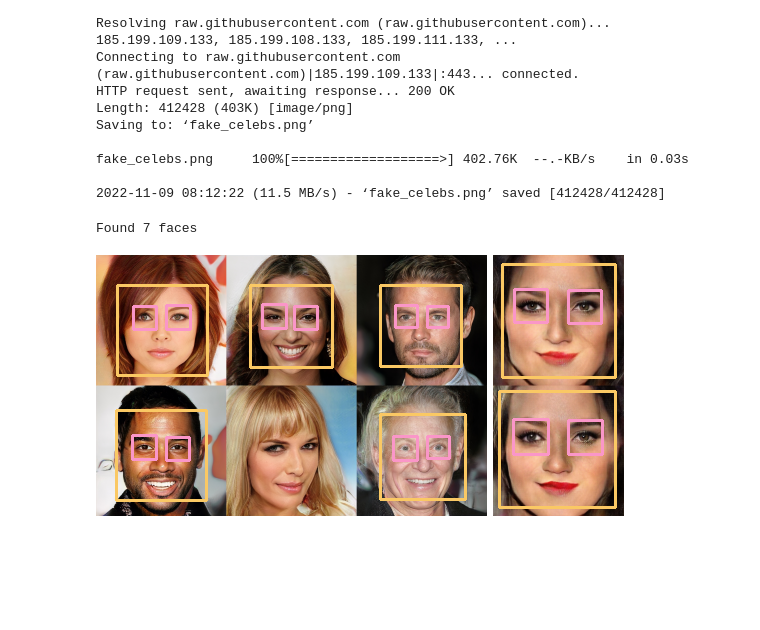
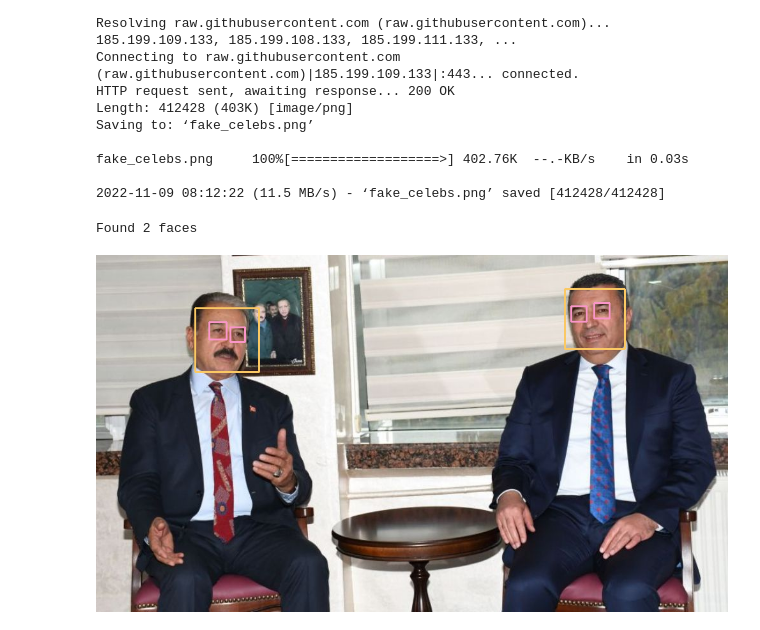
Before and after one commit to utkyldz100/deneme, a Jupyter notebook: face_detection.ipynb, the cells around one changed output. Cells and saved outputs as stored; diff of their text form; code cells hidden in the pictures; blank space fills up the shorter version.

Commit message:
Colaboratory kullanılarak oluşturuldu

```diff
--- a/face_detection.ipynb
+++ b/face_detection.ipynb
@@ -83,33 +83,33 @@ fake_celebs.png     100%[===================>] 402.76K  --.-KB/s    in 0.03s
 # %%
 #! python27
 #import sys
 import cv2
 import os
-
+from google.colab.patches import cv2_imshow
 #abba.png
 #museum.jpg
 #fake_celebs.png
-imagepath = 'fake_celebs.png'
+imagepath = 'resim1.jpg'
 face_cascade = cv2.CascadeClassifier('haarcascade_frontalface_default.xml')
 eye_cascade = cv2.CascadeClassifier('haarcascade_eye.xml')
 
 if os.path.exists(imagepath):
   img = cv2.imread(imagepath)
   gray = cv2.cvtColor(img,cv2.COLOR_BGR2GRAY)
   faces = face_cascade.detectMultiScale(gray, 1.301, 5)
   print("Found {0} faces".format(len(faces)))
   for (x,y,w,h) in faces:
       cv2.rectangle(img,(x,y),(x+w,y+h),(100,200,250),2)
       roi_gray = gray[y:y+h, x:x+w]
       roi_color = img[y:y+h, x:x+w]
       eyes = eye_cascade.detectMultiScale(roi_gray)
       for (ex,ey,ew,eh) in eyes:
           cv2.rectangle(roi_color,(ex,ey),(ex+ew,ey+eh),(200,150,250),2)
   cv2_imshow(img)
   cv2.waitKey(0)
   cv2.destroyAllWindows()
 else:
   print("Path does not exist:", imagepath)
 # %% [output]
-Found 7 faces
+Found 2 faces
-[figure, old version]
+[figure, new version]
```
Also changed, not shown: parts of 7 cells of this notebook.
